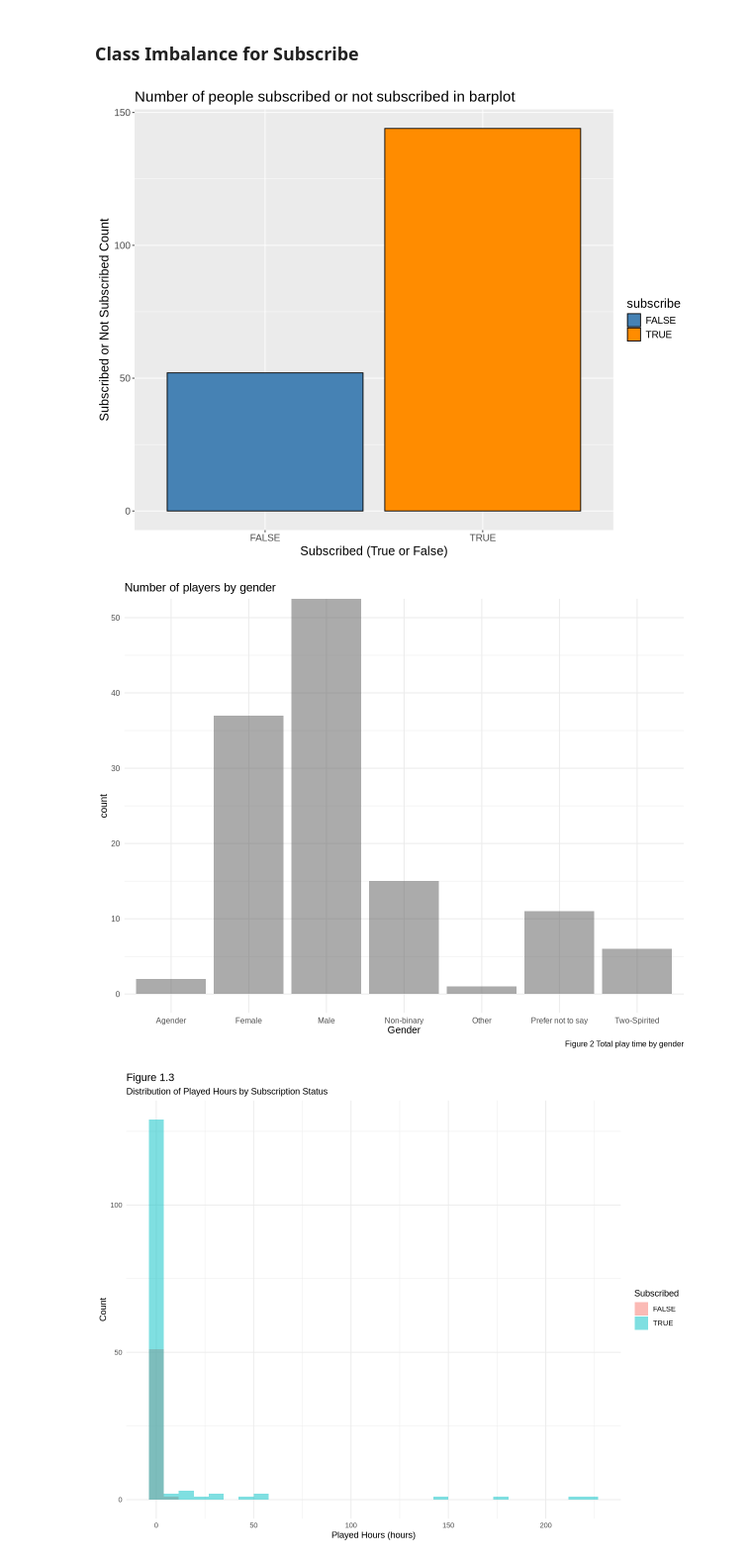
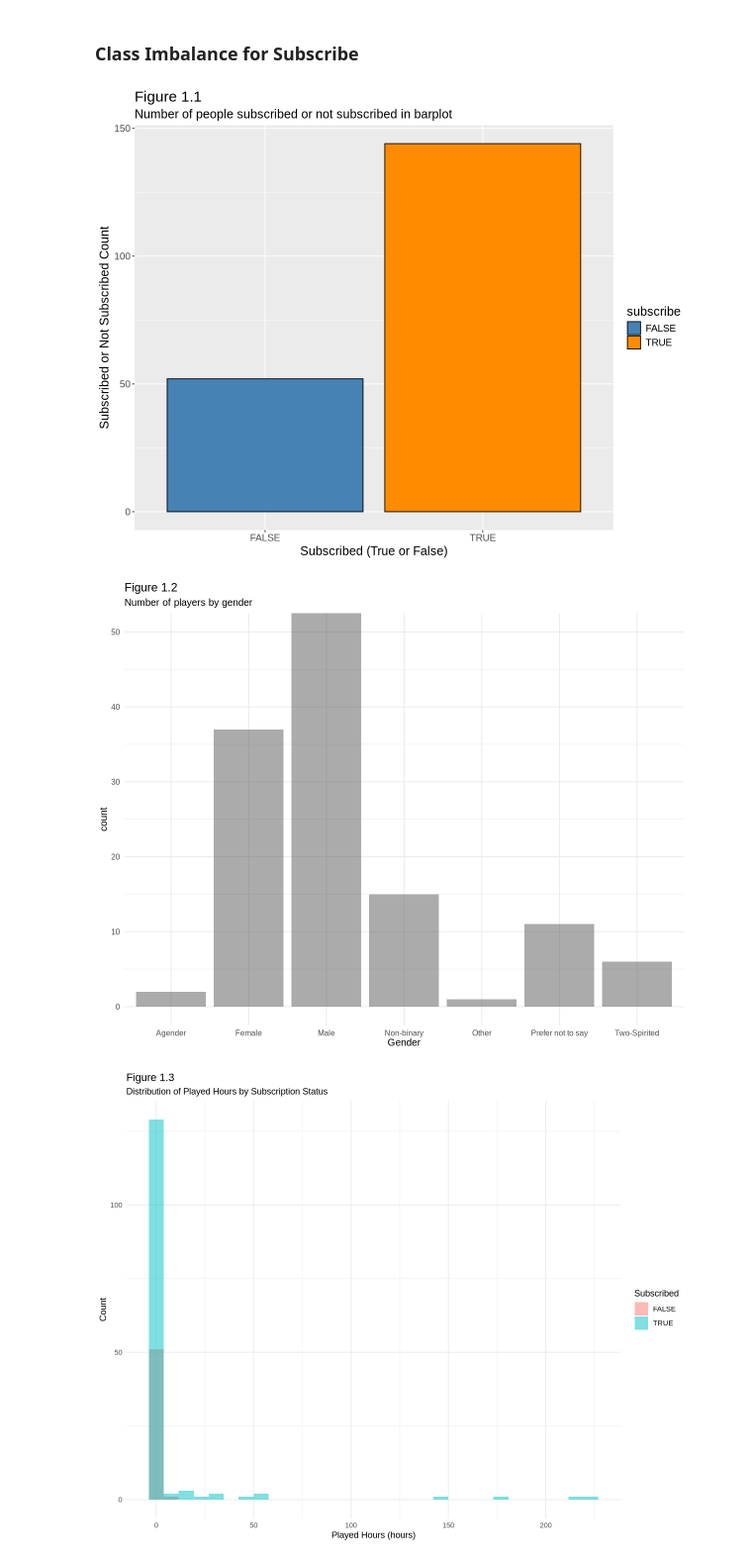
Before and after one commit to yuguogm/dsci_100_final_project, a Jupyter notebook: Final_report.ipynb, the cells around one changed output. Shown at 99% size. Saved outputs shown, nothing was run; the diff lists cells and outputs as text; code cells hidden in the pictures.

```diff
--- a/Final_report.ipynb
+++ b/Final_report.ipynb
@@ -172,25 +172,26 @@ subscribe_graph <- players_tidy |>
     geom_bar (color = "black") +
     xlab ("Subscribed (True or False)") +
     ylab ("Subscribed or Not Subscribed Count") +
-    ggtitle ("Number of people subscribed or not subscribed in barplot") +
+    ggtitle ("Figure 1.1") +
+    labs (subtitle = "Number of people subscribed or not subscribed in barplot") +
     scale_fill_manual(values = c("steelblue", "darkorange")) +
     theme (text = element_text (size = 15))
     options (repr.plot.width = 10, repr.plot.height = 8)
 subscribe_graph
 # %% [output]
-[figure, old version]
+[figure, new version]
 # %%
 ggplot(players_tidy, aes(x = gender)) +
   geom_bar(alpha = 0.5, position = "identity") +
   coord_cartesian(ylim = c(0, 50)) +
   labs(
-    title = "Number of players by gender",
+    title = "Figure 1.2",
     x = "Gender",
-    caption = "Figure 2 Total play time by gender"
+    subtitle = "Number of players by gender"
   ) +
   theme_minimal(base_size = 12)
 # %% [output]
-[figure, old version]
+[figure, new version]
 # %%
 ggplot(players_tidy, aes(x = played_hours, fill = subscribe)) +
   geom_histogram(position = "identity", alpha = 0.5, bins = 30) +
```
Also changed, not shown: parts of 3 cells of this notebook.
